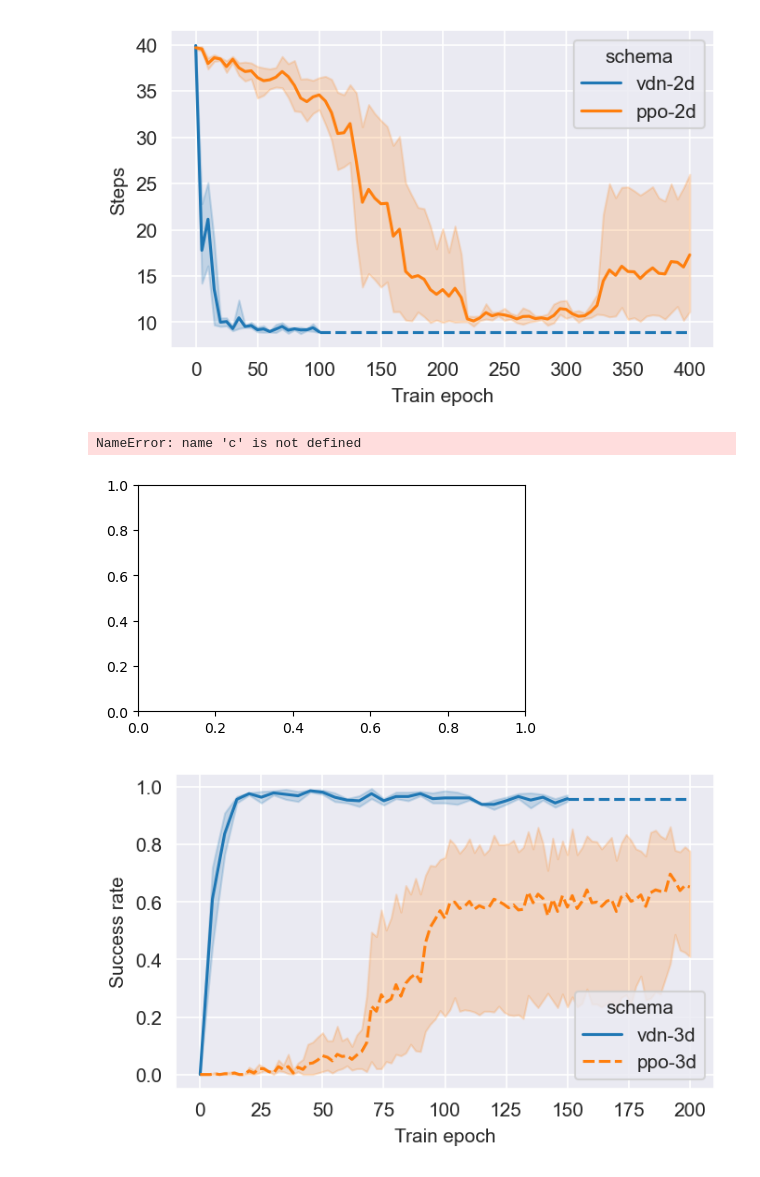
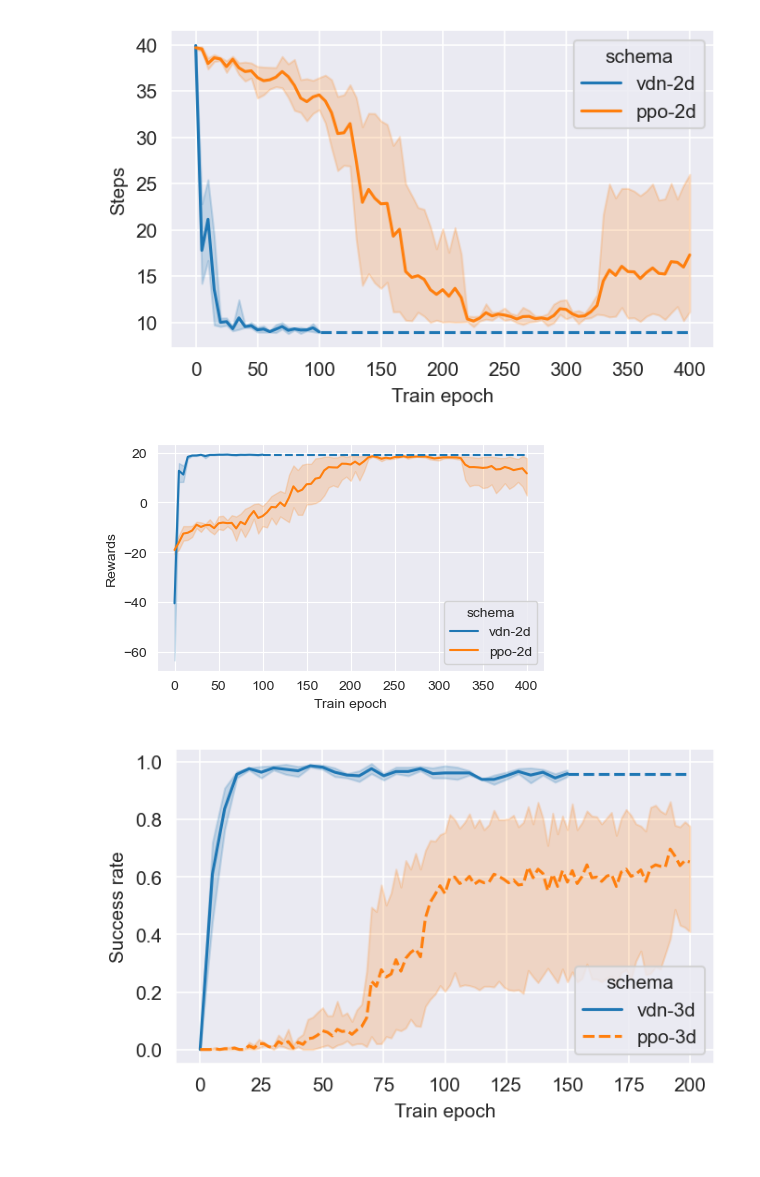
Before and after one commit to Polaris-Yang/MARL-DMFB, a Jupyter notebook: drawRes-dmfb/DrawRes.ipynb, the cells around one changed output. Drawn from its saved outputs; the diff is of its cells as text; code cells hidden in the pictures.

```diff
--- a/drawRes-dmfb/DrawRes.ipynb
+++ b/drawRes-dmfb/DrawRes.ipynb
@@ -85,12 +48,18 @@ FileNotFoundError: [WinError 3] 系统找不到指定的路径。: 'ppo-2d'
-# %%
-c = pd.concat([aa,b],axis=0)
-last  = a[a['Train epoch']==100]
 # %%
-x = np.arange(100,401)
-y_s = np.ones(401-100)*[np.sum(last['Success rate'])/len(last)]
-y_step = np.ones(401-100)*[np.sum(last['Steps'])/len(last)]
-y_r = np.ones(401-100)*[np.sum(last['Rewards'])/len(last)]
+def append_data(start,end,data):
+    x = np.arange(start+1,end+1)
+    y_su = np.ones(end-start)*[np.sum(data['Success rate'])/len(data)]
+    y_step = np.ones(end-start)*[np.sum(data['Steps'])/len(data)]
+    y_r = np.ones(end-start)*[np.sum(data['Rewards'])/len(data)]
+    return x, {'success':y_su,'step':y_step,'reward':y_r}
 # %%
 sns.set_style('darkgrid')
+# %%
+vdn2d = load_vdn_data('vdn-2d',maxepoch=100,space=5)
+ppo2d = load_ppo_data('ppo-2d',maxepoch=400,spacing=5)
+# %%
+data_2d = pd.concat([vdn2d,ppo2d],axis=0)
+last  = vdn2d[vdn2d['Train epoch']==100]
+x_app,y_app = append_data(100,400,last)
 # %%
 fig1, ax1 = plt.subplots(figsize=(5,3), dpi=150)
@@ -107,10 +76,9 @@ ax1 = plt.plot(x,y_step,linestyle = '--',color=(0.12156862745098039, 0.466666666
 # %%
 fig,ax1 = plt.subplots(dpi=100,figsize=(5,3))
 ax1 = sns.lineplot(x='Train epoch',y='Rewards',hue='schema',data=c)
-ax1 = plt.plot(x,y_r,linestyle = '--',color=(0.12156862745098039, 0.4666666666666667, 0.7058823529411765))
+ax1 = plt.plot(x_app,y_app['reward'],linestyle = '--',color=(0.12156862745098039, 0.4666666666666667, 0.7058823529411765))
 # %% [output]
-NameError: name 'c' is not defined
-[figure, old version]
+[figure, new version]
 # %%
 d3 = load_vdn_data('vdn-3d')
 d3p=load_ppo_data('ppo-3d',200,2)
```
Also changed, not shown: parts of 12 cells of this notebook, 45 other files.
